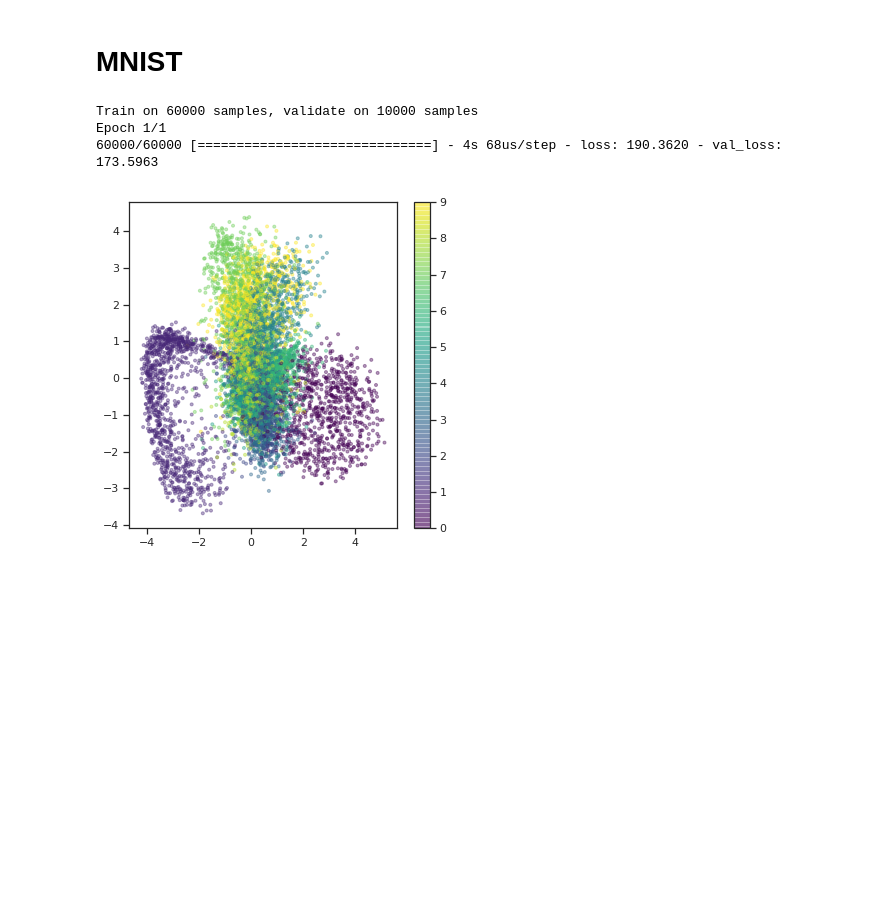
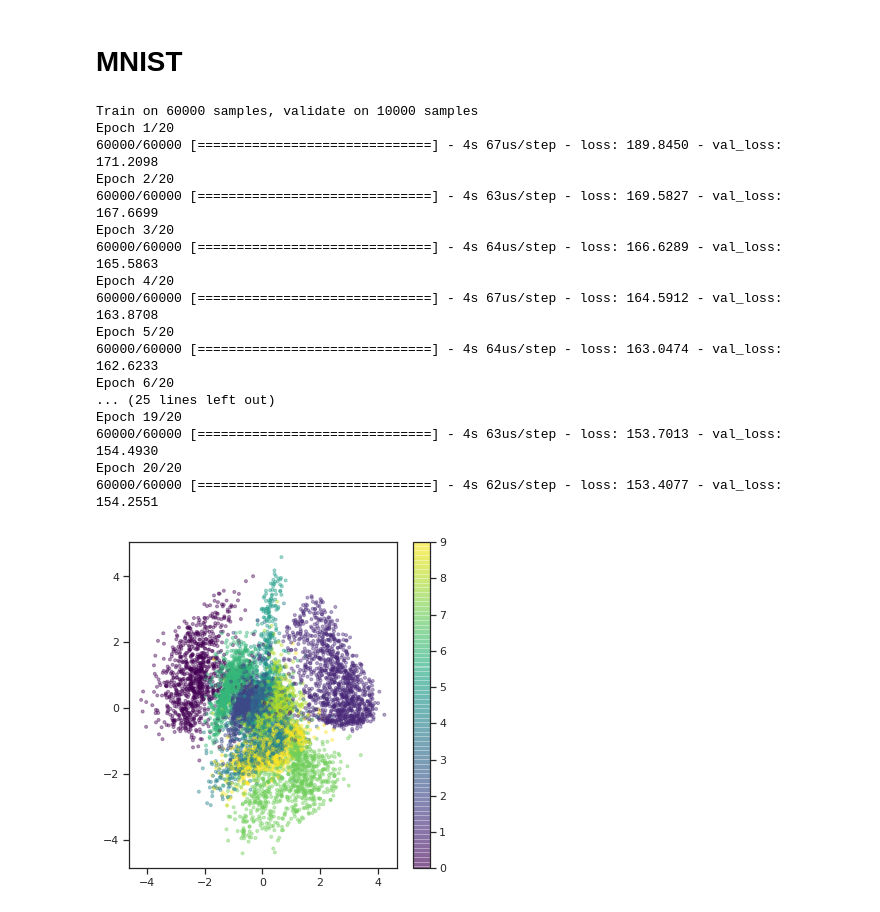
Before and after one commit to Didayolo/generators, a Jupyter notebook: vae_benchmark.ipynb, the cells around one changed output. Cells and saved outputs as stored; diff of their text form; code cells hidden in the pictures; blank space fills up the shorter version.

```diff
--- a/vae_benchmark.ipynb
+++ b/vae_benchmark.ipynb
@@ -108,7 +127,7 @@ x_train = x_train.reshape(-1, original_dim) / 255.
 x_test = x_test.reshape(-1, original_dim) / 255.
 # %%
 batch_size=100
-epochs=1
+epochs=20
 
 model = VAE(original_dim, intermediate_dim=256, latent_dim=2)
 vae, encoder, decoder = model.get_vae(), model.get_encoder(), model.get_decoder()
@@ -122,33 +141,47 @@ vae.fit(x_train,
         batch_size=batch_size,
         validation_data=(x_test, x_test))
 
 # display a 2D plot of the digit classes in the latent space
 z_test = encoder.predict(x_test, batch_size=batch_size)
 plt.figure(figsize=(6, 6))
 plt.scatter(z_test[:, 0], z_test[:, 1], c=y_test,
             alpha=.4, s=3**2, cmap='viridis')
 plt.colorbar()
 plt.show()
 
 # display a 2D manifold of the digits
 n = 15  # figure with 15x15 digits
 digit_size = 28
 
 # linearly spaced coordinates on the unit square were transformed
 # through the inverse CDF (ppf) of the Gaussian to produce values
 # of the latent variables z, since the prior of the latent space
 # is Gaussian
 u_grid = np.dstack(np.meshgrid(np.linspace(0.05, 0.95, n),
                                np.linspace(0.05, 0.95, n)))
 z_grid = norm.ppf(u_grid)
 x_decoded = decoder.predict(z_grid.reshape(n*n, 2))
 x_decoded = x_decoded.reshape(n, n, digit_size, digit_size)
 
 plt.figure(figsize=(10, 10))
 plt.imshow(np.block(list(map(list, x_decoded))), cmap='gray')
 plt.show()
 # %% [output]
 Train on 60000 samples, validate on 10000 samples
-Epoch 1/1
-60000/60000 [==============================] - 4s 68us/step - loss: 190.3620 - val_loss: 173.5963
+Epoch 1/20
+60000/60000 [==============================] - 4s 67us/step - loss: 189.8450 - val_loss: 171.2098
+Epoch 2/20
+60000/60000 [==============================] - 4s 63us/step - loss: 169.5827 - val_loss: 167.6699
+Epoch 3/20
+60000/60000 [==============================] - 4s 64us/step - loss: 166.6289 - val_loss: 165.5863
+Epoch 4/20
+60000/60000 [==============================] - 4s 67us/step - loss: 164.5912 - val_loss: 163.8708
+Epoch 5/20
+60000/60000 [==============================] - 4s 64us/step - loss: 163.0474 - val_loss: 162.6233
+Epoch 6/20
+... (25 lines left out)
+Epoch 19/20
+60000/60000 [==============================] - 4s 63us/step - loss: 153.7013 - val_loss: 154.4930
+Epoch 20/20
+60000/60000 [==============================] - 4s 62us/step - loss: 153.4077 - val_loss: 154.2551
-[figure, old version]
+[figure, new version]
```
Also changed, not shown: parts of 8 cells of this notebook, 2 other files.
